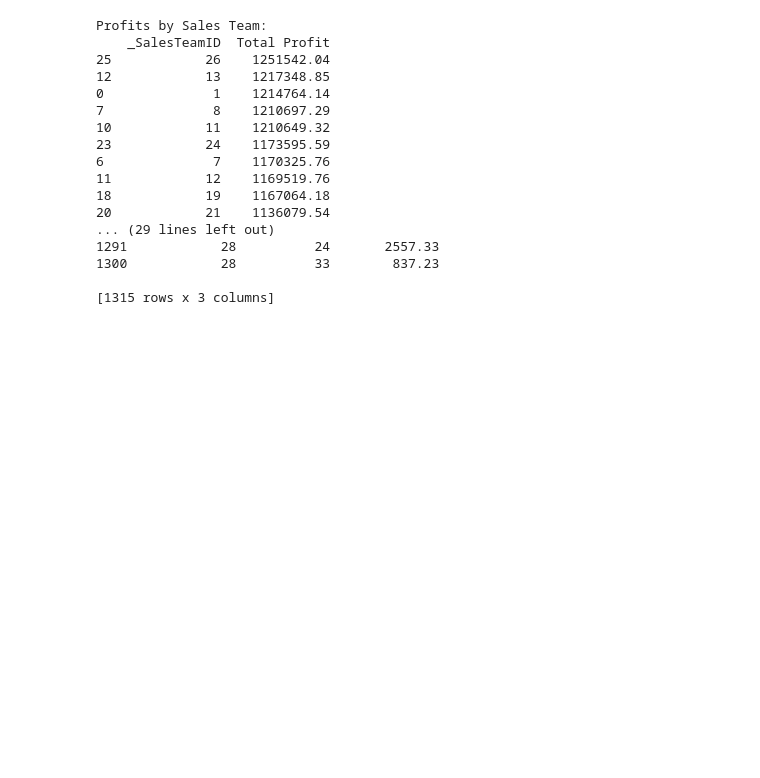
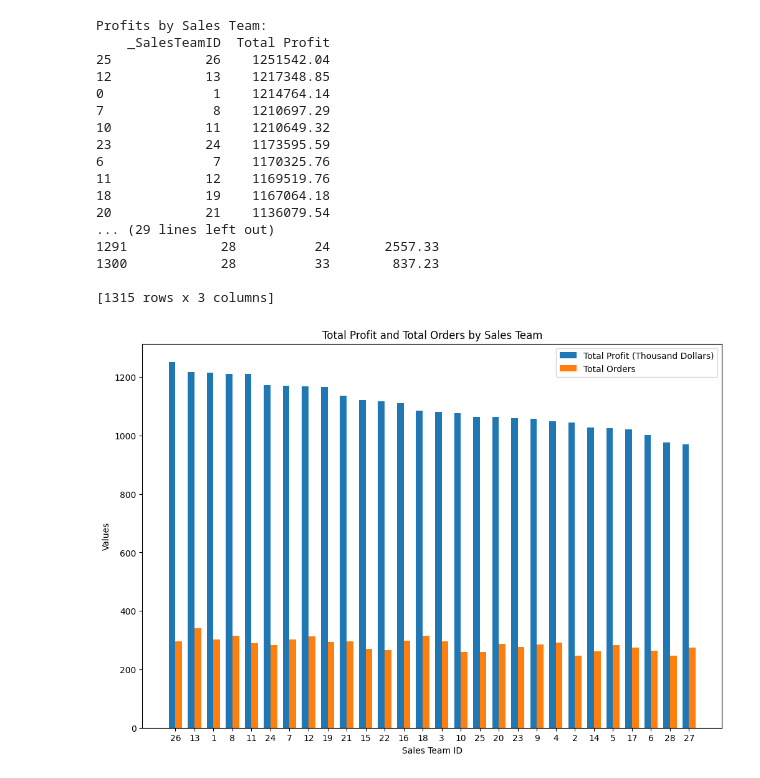
Before and after one commit to GladiceLee/US_Regional_Sales, a Jupyter notebook: US_Regional_Sales_Analysis.ipynb, the cells around one changed output. Cells and saved outputs as stored; diff of their text form; code cells hidden in the pictures; blank space fills up the shorter version.

```diff
--- a/US_Regional_Sales_Analysis.ipynb
+++ b/US_Regional_Sales_Analysis.ipynb
@@ -324,3 +343,34 @@ Profits by Sales Team:
 1300            28          33        837.23
 
 [1315 rows x 3 columns]
+# %%
+teams = sales_team_profits['_SalesTeamID']
+profits = [p / 1000 for p in sales_team_profits['Total Profit']]  # Standardize total profit
+orders = [my_dict_team[team] for team in teams]
+
+# Generate a list of indices for the x-axis
+index = list(range(len(teams)))
+
+# Plotting the bar graph
+fig, ax = plt.subplots(figsize=(12, 8))
+
+bar_width = 0.35
+
+# Bars for total profit, with 'million dollars' added to the label
+bars1 = ax.bar(index, profits, bar_width, label='Total Profit (Thousand Dollars)')
+
+# Bars for total orders, shifted by bar_width to avoid overlap
+bars2 = ax.bar([i + bar_width for i in index], orders, bar_width, label='Total Orders')
+
+# Adding labels and title
+ax.set_xlabel('Sales Team ID')
+ax.set_ylabel('Values')
+ax.set_title('Total Profit and Total Orders by Sales Team')
+ax.set_xticks([i + bar_width / 2 for i in index])
+ax.set_xticklabels(teams)
+ax.legend()
+
+# Displaying the plot
+plt.show()
+# %% [output]
+[figure, added]
```
Also changed, not shown: parts of 6 cells of this notebook.
